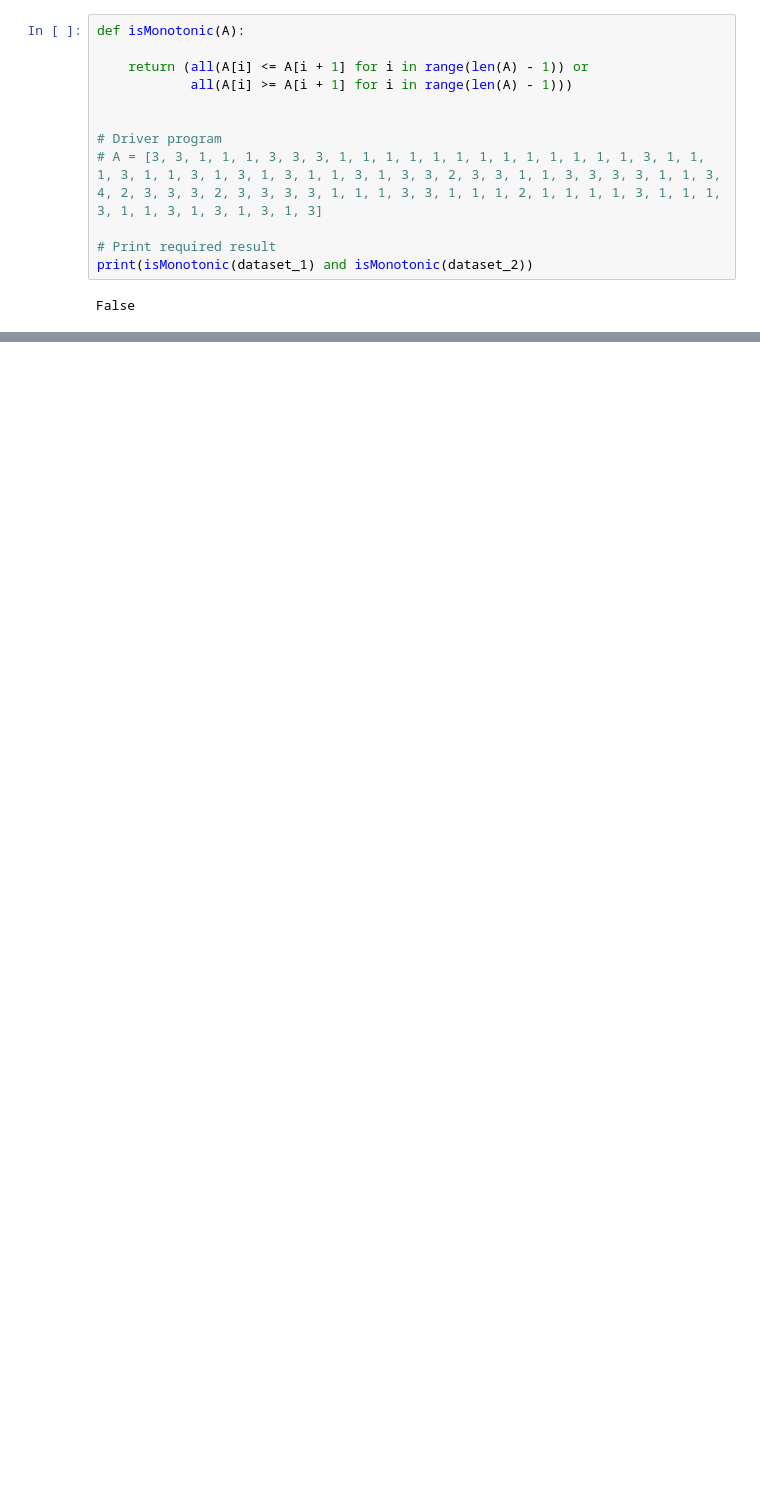
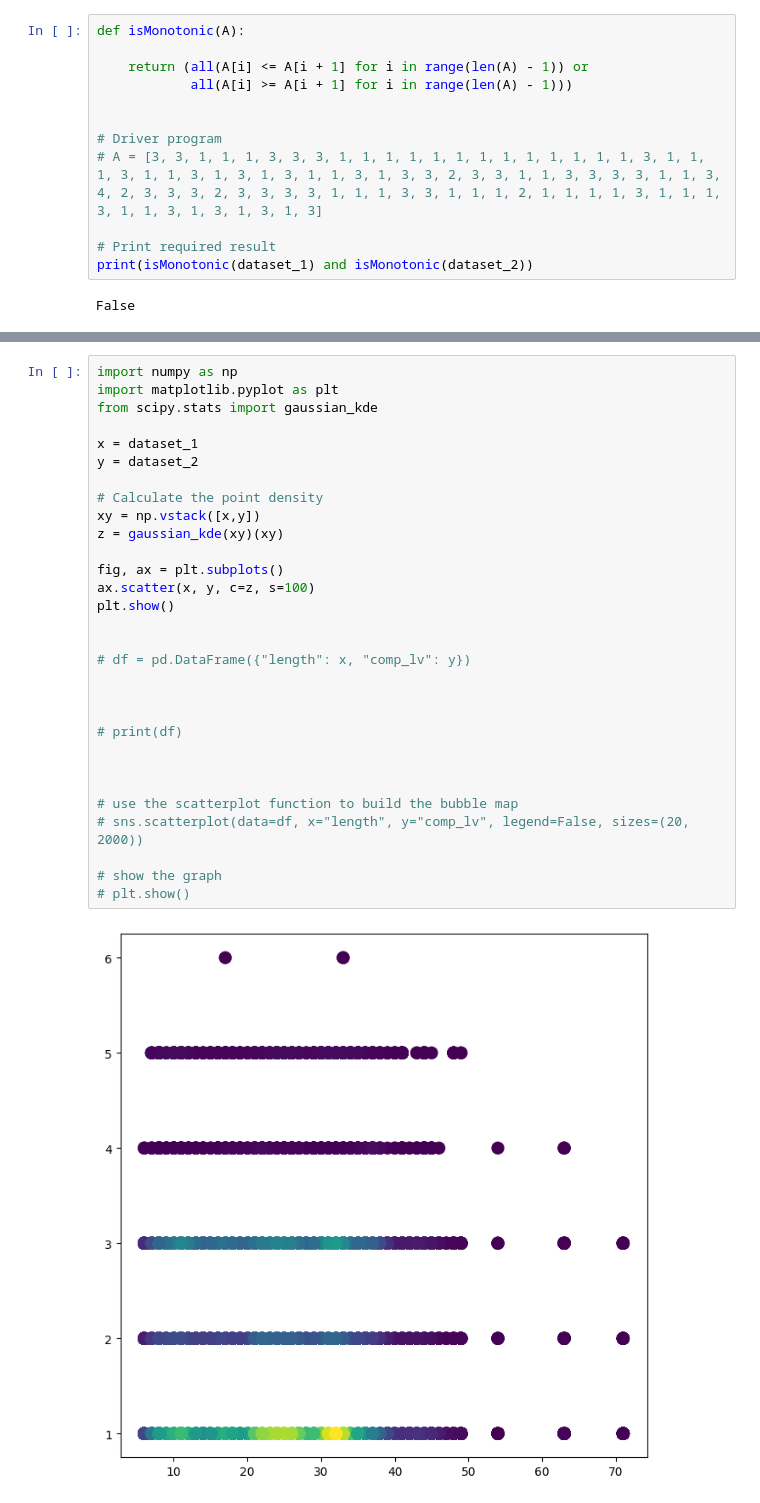
Before and after one commit to MUICT-SERU/SP2022-HelloIT-jscefr, a Jupyter notebook: statistical-test/correlation.ipynb, the cells around one changed output, grey strips where cells are left out. Drawn from its saved outputs; the diff is of its cells as text; blank space fills up the shorter version.

```diff
--- a/statistical-test/correlation.ipynb
+++ b/statistical-test/correlation.ipynb
@@ -48,0 +92,32 @@ corr = 0.02064527550483556
+# %%
+import numpy as np
+import matplotlib.pyplot as plt
+from scipy.stats import gaussian_kde
+
+x = dataset_1
+y = dataset_2
+
+# Calculate the point density
+xy = np.vstack([x,y])
+z = gaussian_kde(xy)(xy)
+
+fig, ax = plt.subplots()
+ax.scatter(x, y, c=z, s=100)
+plt.show()
+
+
+# df = pd.DataFrame({"length": x, "comp_lv": y})
+
+
+
+# print(df)
+
+
+
+# use the scatterplot function to build the bubble map
+# sns.scatterplot(data=df, x="length", y="comp_lv", legend=False, sizes=(20, 2000))
+
+# show the graph
+# plt.show()
+# %% [output]
+[figure, added]
```
Also changed, not shown: parts of 6 cells of this notebook, 2 other files.
